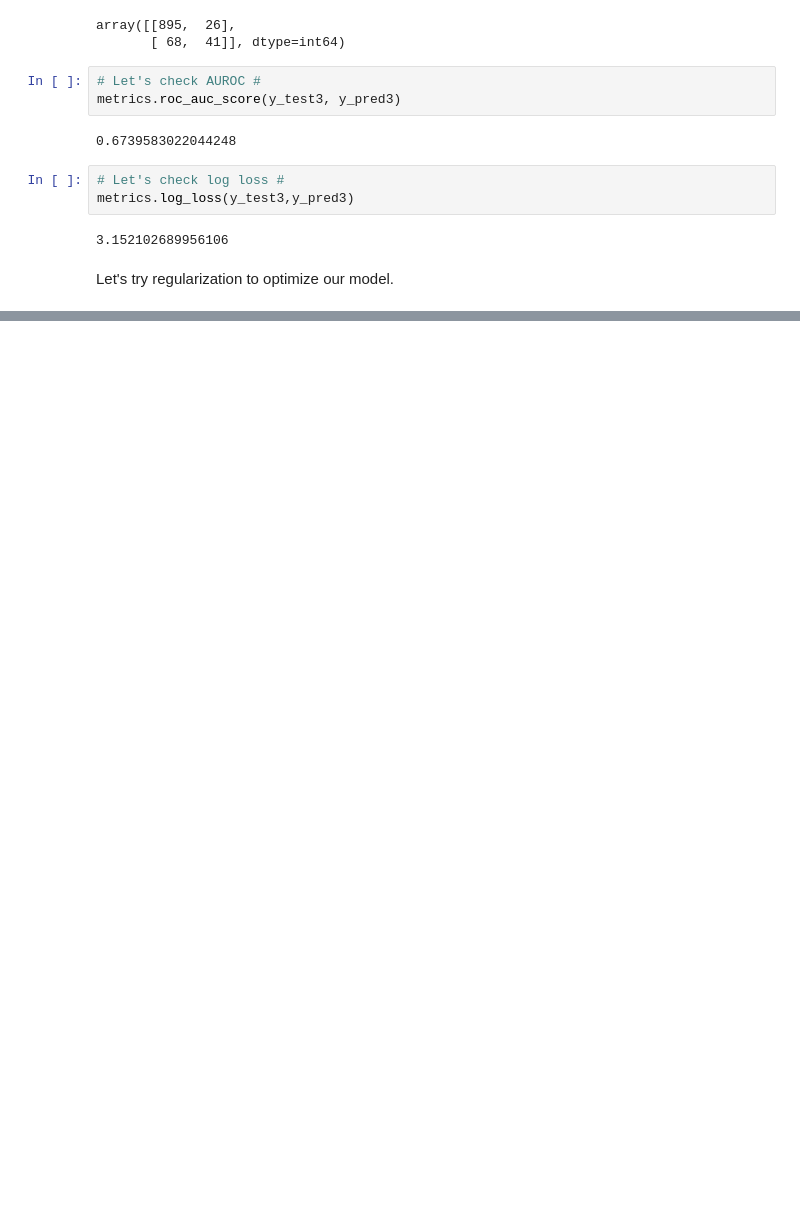
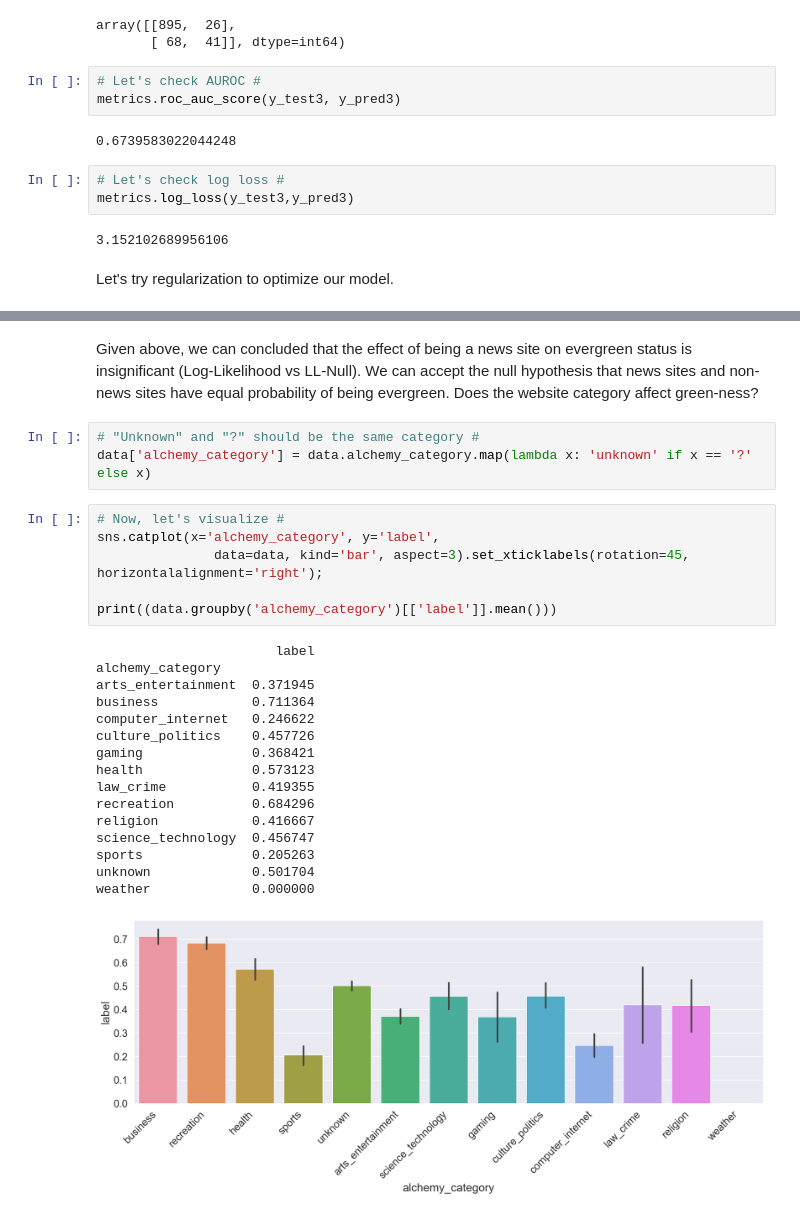
Before and after one commit to Andaluz/Data_Science, a Jupyter notebook: Logistic_Regression.ipynb, the cells around one changed output, grey strips where cells are left out. Cells and saved outputs as stored; diff of their text form; blank space fills up the shorter version.

```diff
--- a/Logistic_Regression.ipynb
+++ b/Logistic_Regression.ipynb
@@ -630,0 +719,28 @@ AUROC: 0.6971381326639373 for C = 1.9
+# %% [markdown]
+Given above, we can concluded that the effect of being a news site on evergreen status is insignificant (Log-Likelihood vs LL-Null). We can accept the null hypothesis that news sites and non-news sites have equal probability of being evergreen. Does the website category affect green-ness?
+# %%
+# "Unknown" and "?" should be the same category #
+data['alchemy_category'] = data.alchemy_category.map(lambda x: 'unknown' if x == '?' else x)
+# %%
+# Now, let's visualize #
+sns.catplot(x='alchemy_category', y='label',
+               data=data, kind='bar', aspect=3).set_xticklabels(rotation=45, horizontalalignment='right');
+
+print((data.groupby('alchemy_category')[['label']].mean()))
+# %% [output]
+                       label
+alchemy_category
+arts_entertainment  0.371945
+business            0.711364
+computer_internet   0.246622
+culture_politics    0.457726
+gaming              0.368421
+health              0.573123
+law_crime           0.419355
+recreation          0.684296
+religion            0.416667
+science_technology  0.456747
+sports              0.205263
+unknown             0.501704
+weather             0.000000
+[figure, added]
```
Also changed, not shown: parts of 30 cells of this notebook.
